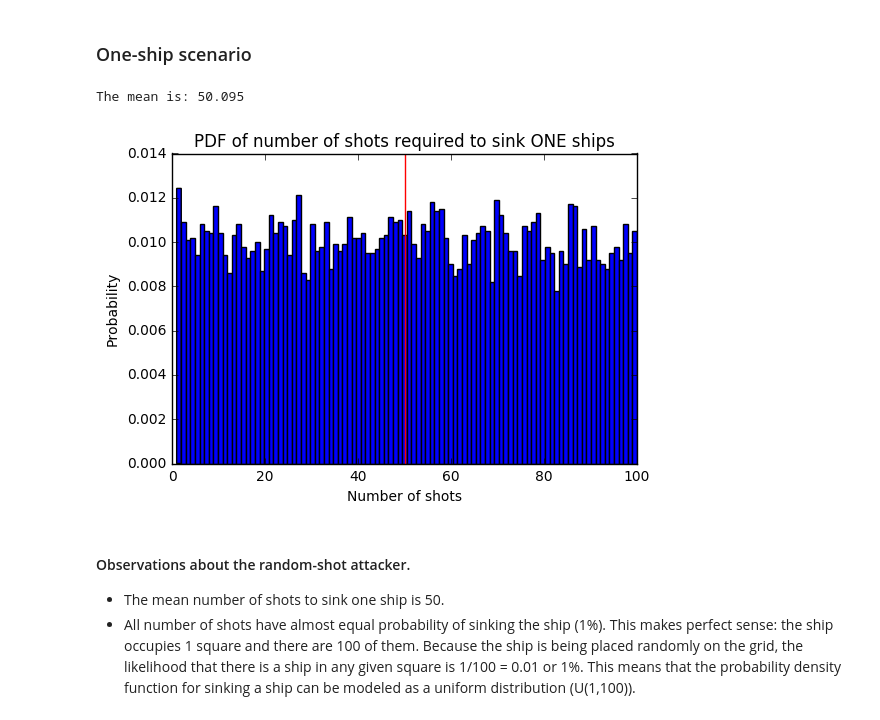
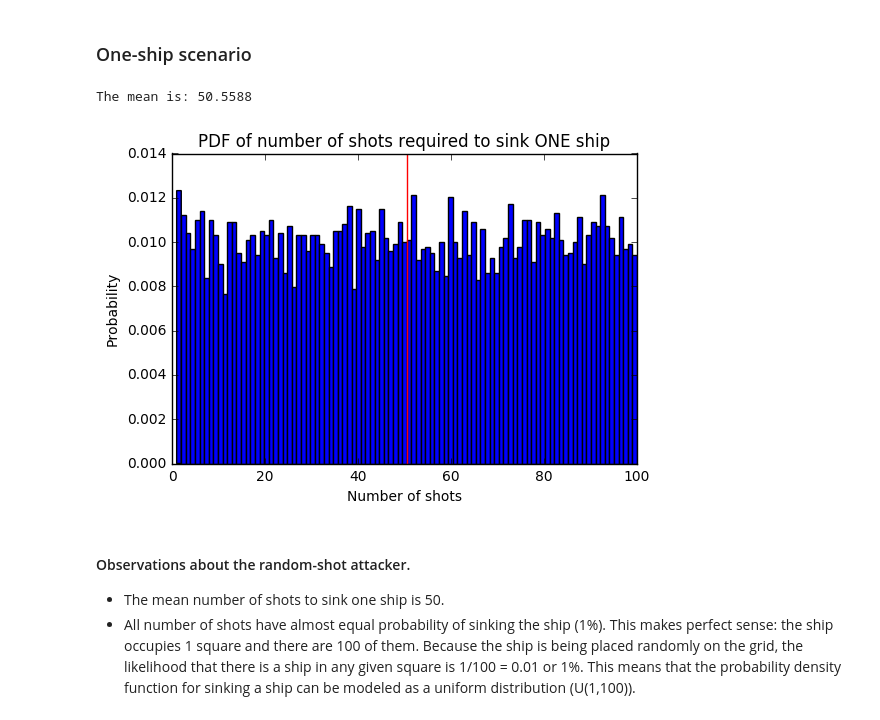
Before and after one commit to ajRiverav/ai-battleship-player, a Jupyter notebook: density-functions-analysis.ipynb, the cells around one changed output. Saved outputs shown, nothing was run; the diff lists cells and outputs as text; code cells hidden in the pictures.

```diff
--- a/density-functions-analysis.ipynb
+++ b/density-functions-analysis.ipynb
@@ -67,22 +67,22 @@ def playSimpleBattleshipAttacker(numGames,numCoordinates,numShips):
 # %%
 NUM_EPISODES = 10000
 NUM_COORDINATES = 100
 NUM_SHIPS = 1
 
 experimentResult = playSimpleBattleshipAttacker(NUM_EPISODES,NUM_COORDINATES,NUM_SHIPS)
 
 plt.hist(experimentResult,bins=NUM_COORDINATES,normed=True,range=(1,NUM_COORDINATES));
-plt.title('PDF of number of shots required to sink ONE ships')
+plt.title('PDF of number of shots required to sink ONE ship')
 plt.xlabel('Number of shots')
 plt.ylabel('Probability')
 
 avgNumberOfShotsToWIn = experimentResult.mean()
 plt.axvline(x=avgNumberOfShotsToWIn,color="red")
 
 print("The mean is: " + str(avgNumberOfShotsToWIn))
 # %% [output]
-The mean is: 50.095
+The mean is: 50.5588
-[figure, old version]
+[figure, new version]
 # %% [markdown]
 #### Observations about the random-shot attacker.
 
```
